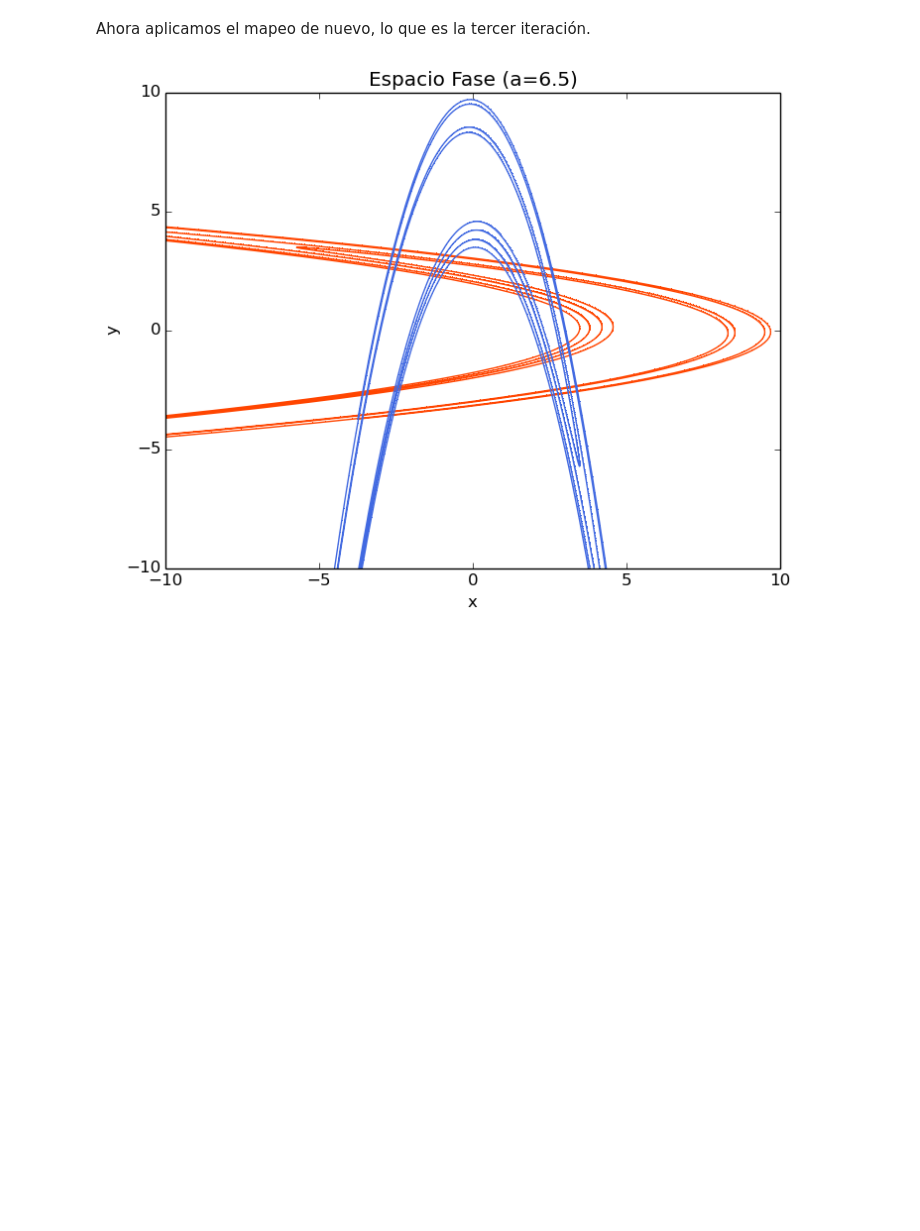
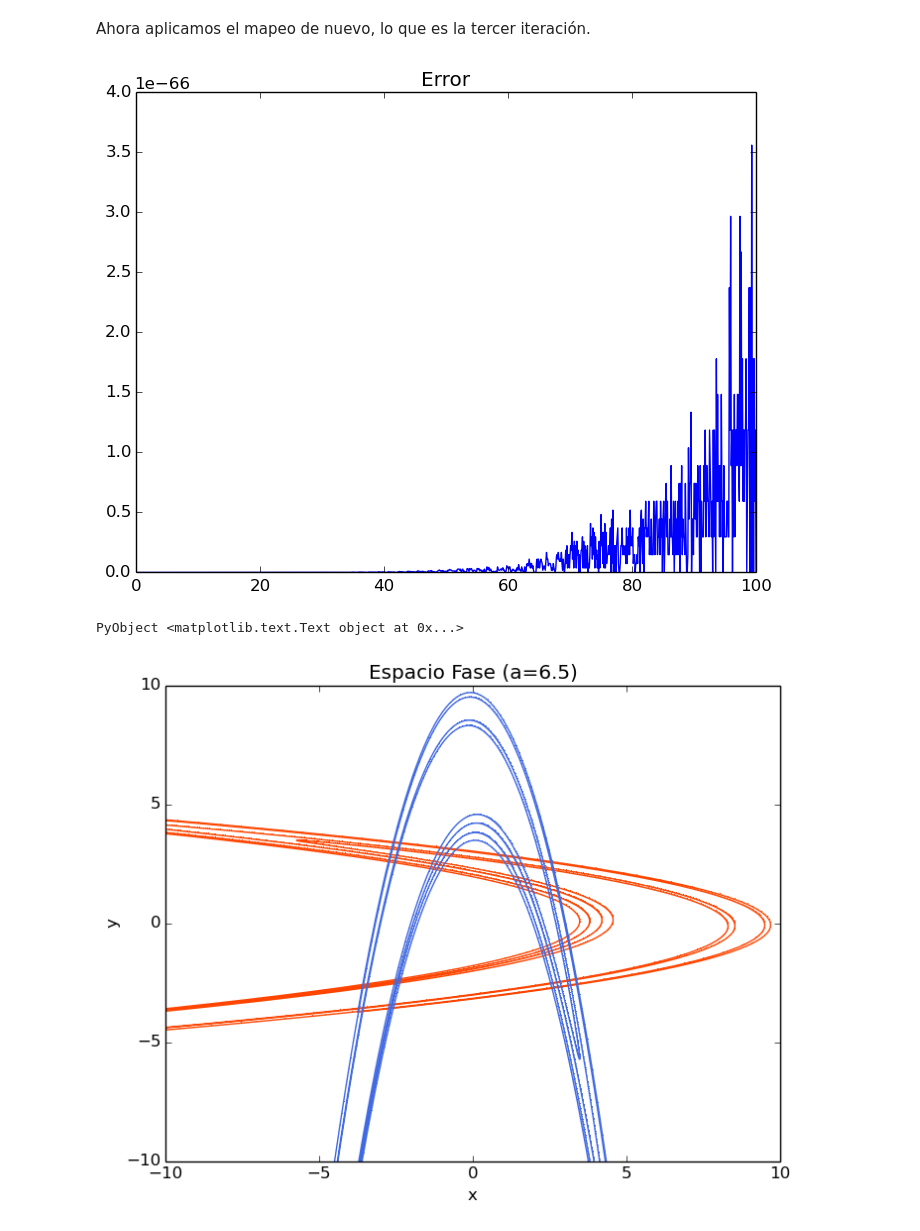
Before and after one commit to alvarezeve/Tesis-Variedades-Estables-e-inestables, a Jupyter notebook: Los conjuntos fundamentales (Hénon).ipynb, the cells around one changed output. Saved outputs shown, nothing was run; the diff lists cells and outputs as text; code cells hidden in the pictures; blank space fills up the shorter version.

Commit message:
cambiando un poco la mecánica hamiltoniana y calculando el error en las iteraciones del mapeo

```diff
--- a/Los conjuntos fundamentales (Hénon).ipynb
+++ b/Los conjuntos fundamentales (Hénon).ipynb
@@ -257,6 +373,23 @@ evaluar([0.,100], 0.025, W2_i[1],W2_i[2],x_fijo,"royalblue")
 ([-3.73861, -3.73861, -3.55748, -3.37776, -3.19947, -3.02258, -2.84711, -2.67303, -2.50036, -2.32909  …  -815.349, -816.497, -817.646, -818.795, -819.945, -821.097, -822.248, -823.401, -824.555, -825. ...
 # %% [markdown]
 Ahora aplicamos el mapeo de nuevo, lo que es la tercer iteración.
+# %%
+#Error de la primera aplicación
+P(t)=W_e(t/(val_e[1]))
+Error2(t)=henon1(P(t)[1],P(t)[2])-W2_e(t)
+Valor2=[]
+Tiempo2=[]
+for t =0:0.1:100
+    x=Error2(t)
+    norma=norm(x,Inf)
+    push!(Valor2,norma)
+    push!(Tiempo2,t)
+end
+plot(Tiempo2,Valor2)
+title("Error")
+# %% [output]
+[figure, added]
+PyObject <matplotlib.text.Text object at 0x...>
 # %%
 W3_e=henon1(W2_e[1],W2_e[2])
 W3_i=henon2(W2_i[1],W2_i[2])
```
Also changed, not shown: parts of 17 cells of this notebook, 15 other files.
